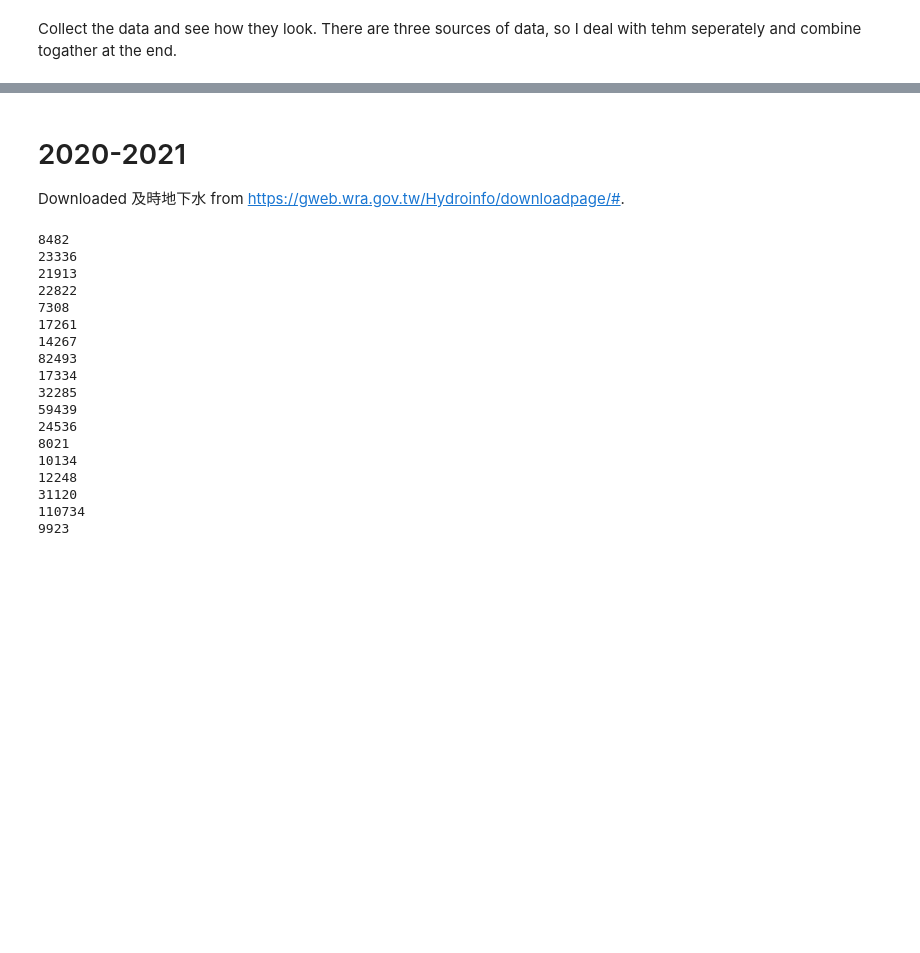
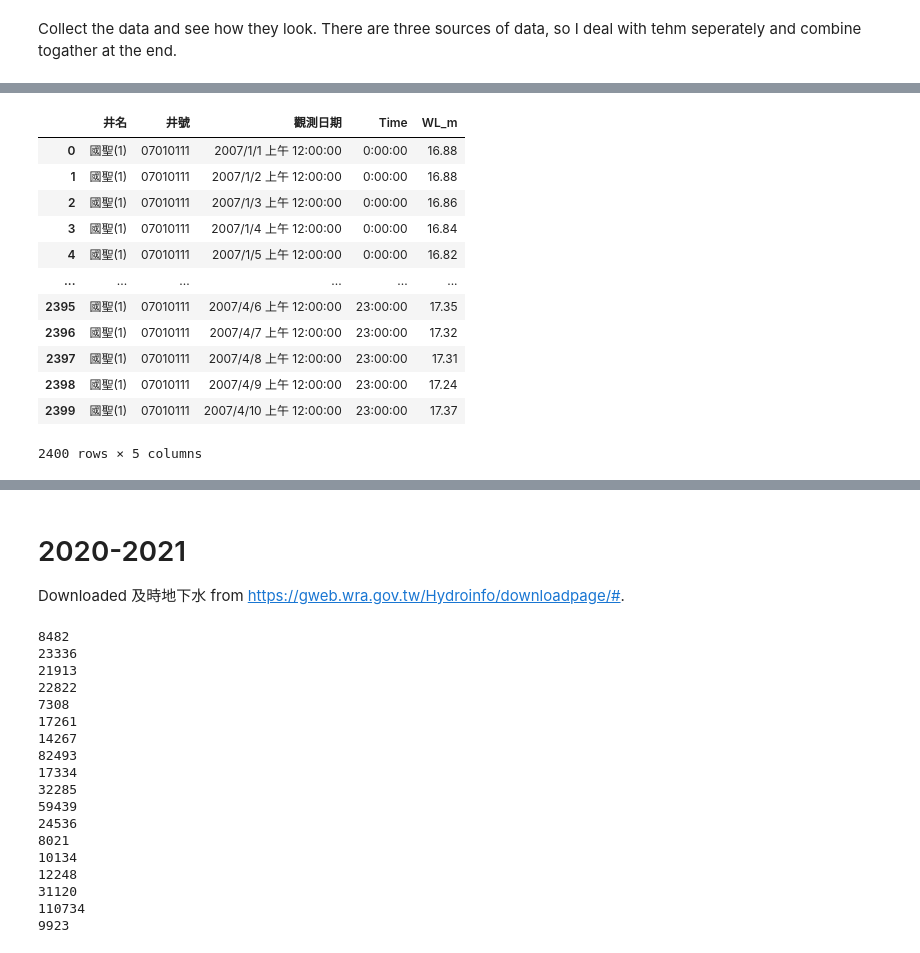
Before and after one commit to dispink/GW_NCDR, a Jupyter notebook: build_database_01.ipynb, the cells around one changed output, grey strips where cells are left out. Saved outputs shown, nothing was run; the diff lists cells and outputs as text; code cells hidden in the pictures; blank space fills up the shorter version.

```diff
--- a/build_database_01.ipynb
+++ b/build_database_01.ipynb
@@ -19,0 +83,19 @@ date = datetime.datetime.now().strftime('%Y%m%d')
+# %%
+# exclude 管理單位 since it's not necessary
+# WL_m is 水位(m)
+test = pd.melt(X[:100], id_vars=X.columns[1:4], value_vars=X.columns[4:], value_name='WL_m', var_name='Time')
+test
+# %% [output]
+|  | 井名 | 井號 | 觀測日期 | Time | WL_m |
+| 0 | 國聖(1) | 07010111 | 2007/1/1 上午 12:00:00 | 0:00:00 | 16.88 |
+| 1 | 國聖(1) | 07010111 | 2007/1/2 上午 12:00:00 | 0:00:00 | 16.88 |
+| 2 | 國聖(1) | 07010111 | 2007/1/3 上午 12:00:00 | 0:00:00 | 16.86 |
+| 3 | 國聖(1) | 07010111 | 2007/1/4 上午 12:00:00 | 0:00:00 | 16.84 |
+| 4 | 國聖(1) | 07010111 | 2007/1/5 上午 12:00:00 | 0:00:00 | 16.82 |
+| ... | ... | ... | ... | ... | ... |
+| 2395 | 國聖(1) | 07010111 | 2007/4/6 上午 12:00:00 | 23:00:00 | 17.35 |
+| 2396 | 國聖(1) | 07010111 | 2007/4/7 上午 12:00:00 | 23:00:00 | 17.32 |
+| 2397 | 國聖(1) | 07010111 | 2007/4/8 上午 12:00:00 | 23:00:00 | 17.31 |
+| 2398 | 國聖(1) | 07010111 | 2007/4/9 上午 12:00:00 | 23:00:00 | 17.24 |
+| 2399 | 國聖(1) | 07010111 | 2007/4/10 上午 12:00:00 | 23:00:00 | 17.37 |
+2400 rows × 5 columns
```
Also changed, not shown: parts of 29 cells of this notebook.
